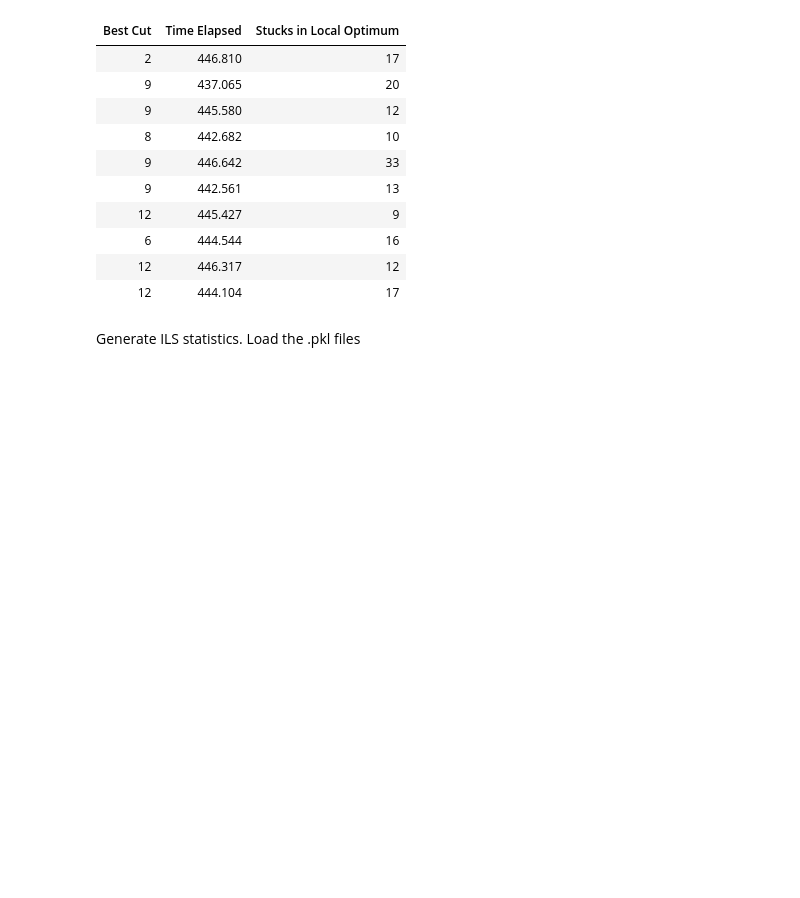
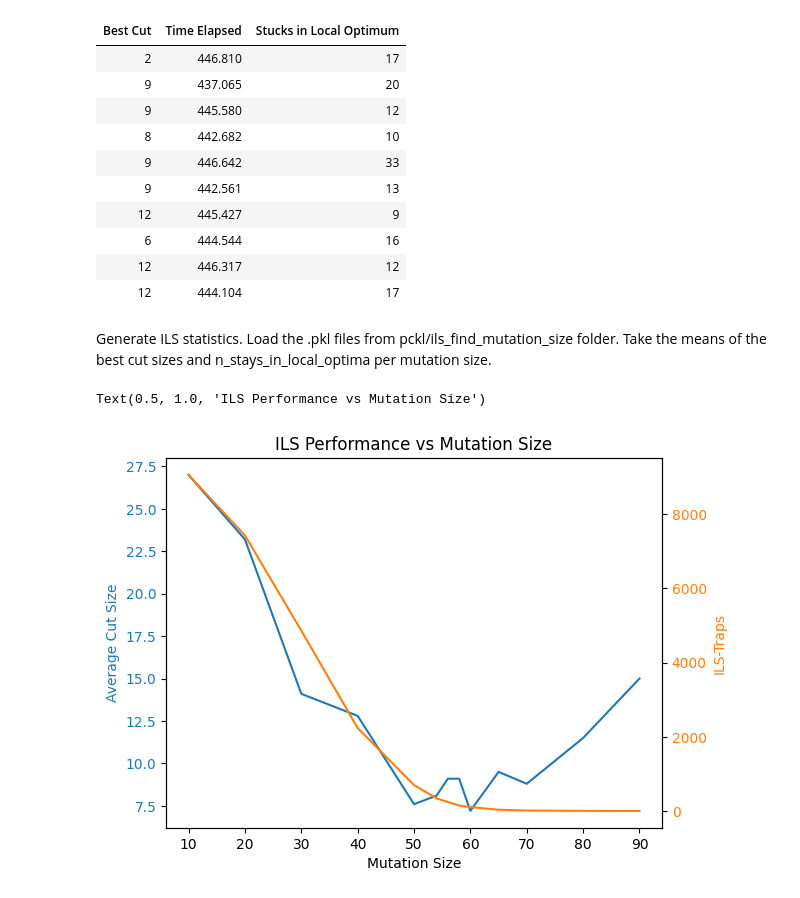
Before and after one commit to Cem-Kaya/Evo_Comp_Assignment_2, a Jupyter notebook: Practical_Assignment_2.ipynb, the cells around one changed output. Drawn from its saved outputs; the diff is of its cells as text; code cells hidden in the pictures; blank space fills up the shorter version.

```diff
--- a/Practical_Assignment_2.ipynb
+++ b/Practical_Assignment_2.ipynb
@@ -272,4 +272,26 @@ HTML(html_table)
 | 12 | 446.317 | 12 |
 | 12 | 444.104 | 17 |
 # %% [markdown]
-Generate ILS statistics. Load the .pkl files
+Generate ILS statistics. Load the .pkl files from pckl/ils_find_mutation_size folder. Take the means of the best cut sizes and  n_stays_in_local_optima per mutation size.
+# %%
+import matplotlib.pyplot as plt
+import ils
+df = ils.analyze_ils_performance('pckl/ils_find_mutation_size',additional_files=None)
+fig, ax1 = plt.subplots()
+
+# Plot average cut size
+ax1.set_xlabel('Mutation Size')
+ax1.set_ylabel('Average Cut Size', color='tab:blue')
+ax1.plot(df['Mutation Size'], df['Average Cut Size'], color='tab:blue')
+ax1.tick_params(axis='y', labelcolor='tab:blue')
+
+# Plot stays in local optimum on secondary y-axis
+ax2 = ax1.twinx()
+ax2.set_ylabel('ILS-Traps', color='tab:orange')
+ax2.plot(df['Mutation Size'], df['Stays in Local Optimum'], color='tab:orange')
+ax2.tick_params(axis='y', labelcolor='tab:orange')
+
+plt.title('ILS Performance vs Mutation Size')
+# %% [output]
+Text(0.5, 1.0, 'ILS Performance vs Mutation Size')
+[figure, added]
```
Also changed, not shown: parts of 2 cells of this notebook, 3 other files.
